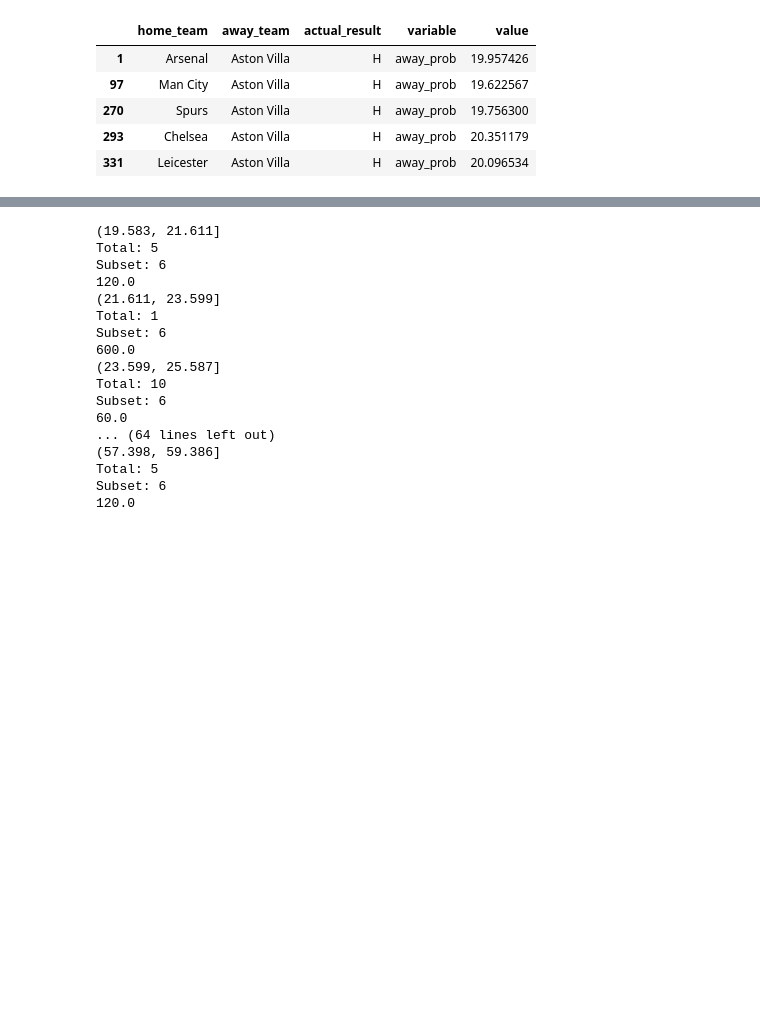
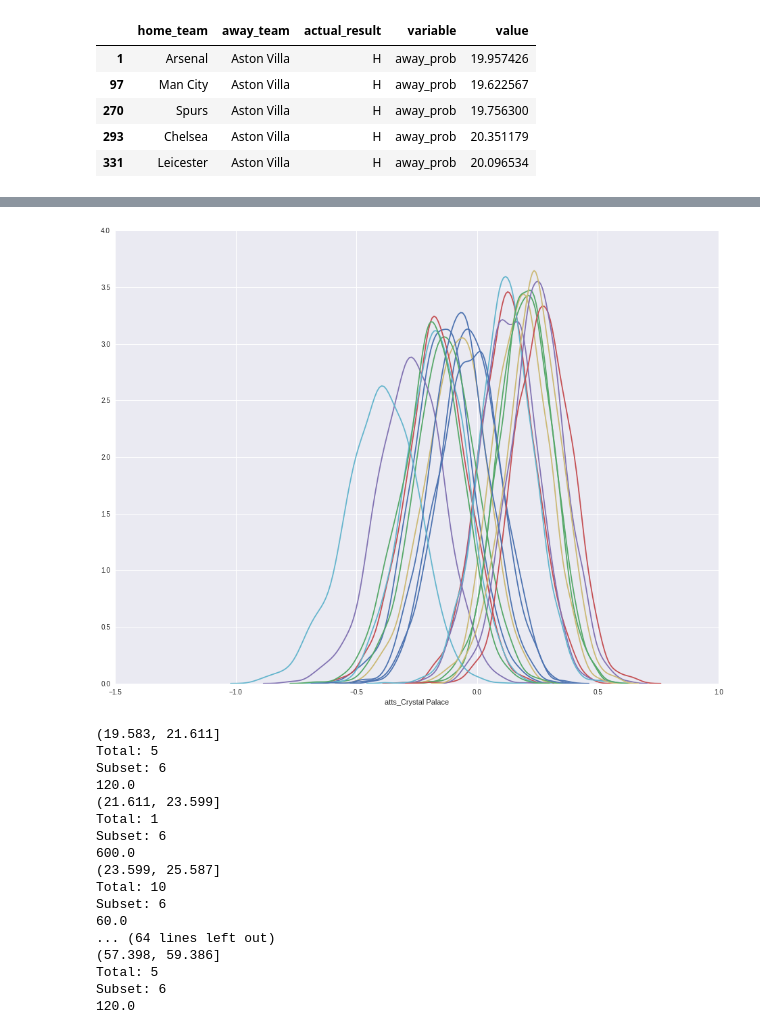
Before and after one commit to jaspajjr/Tyche, a Jupyter notebook: notebooks/pipeline_development.ipynb, the cells around one changed output, grey strips where cells are left out. Saved outputs shown, nothing was run; the diff lists cells and outputs as text; code cells hidden in the pictures; blank space fills up the shorter version.

```diff
--- a/notebooks/pipeline_development.ipynb
+++ b/notebooks/pipeline_development.ipynb
@@ -515,3 +539,11 @@ a.groupby(pd.cut(a.value, 20)).get_group('(19.583, 21.611]')
+# %%
+fig = plt.figure(figsize=(16, 12))
+ax = fig.add_subplot(111)
+for col_name in param_df.columns:
+    if col_name[0:4] == 'atts':
+        sns.distplot(param_df[col_name], hist=False, ax=ax)
+# %% [output]
+[figure, added]
 # %%
 for name, group in a.groupby(pd.cut(a.value, 20)):
     print name
```
Also changed, not shown: parts of 4 cells of this notebook, 2 other files.
